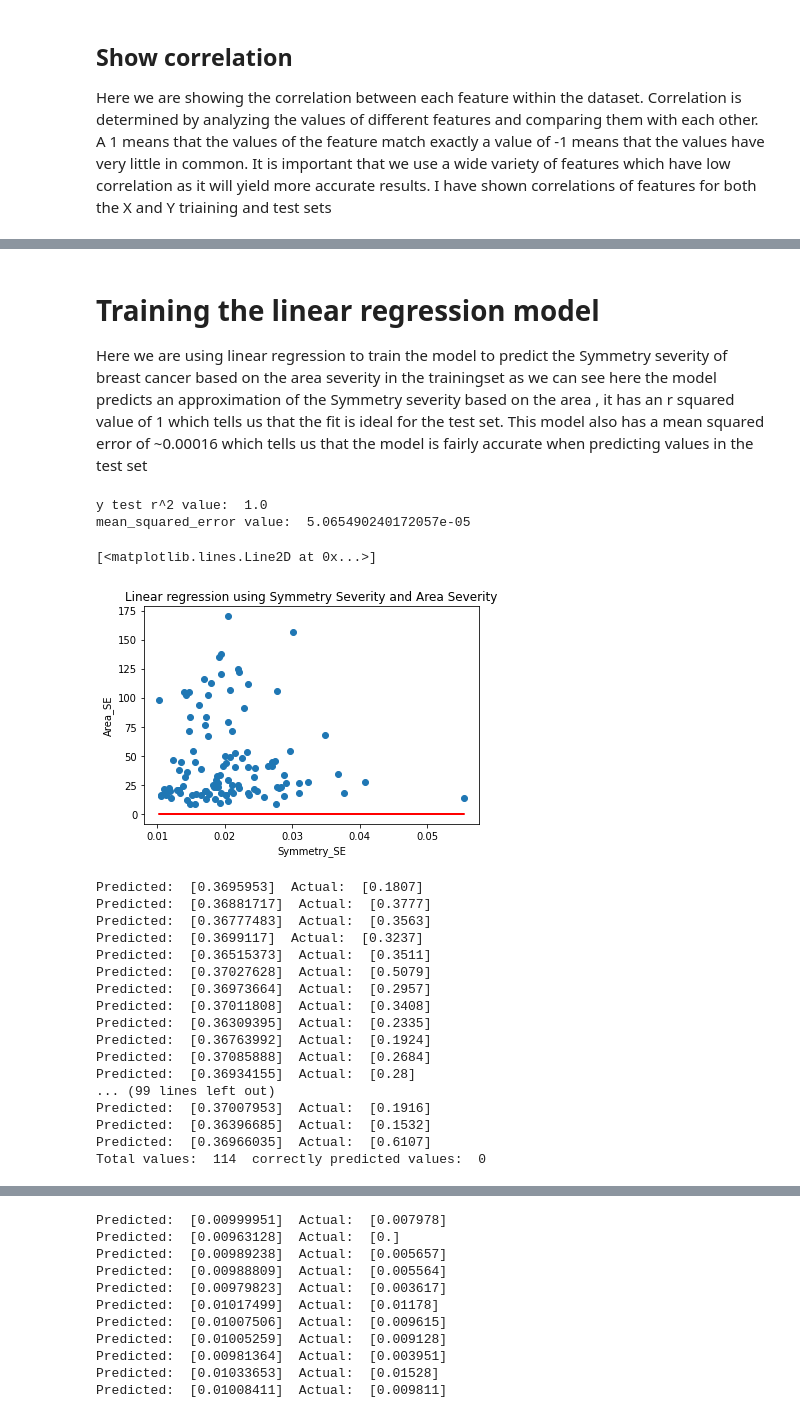
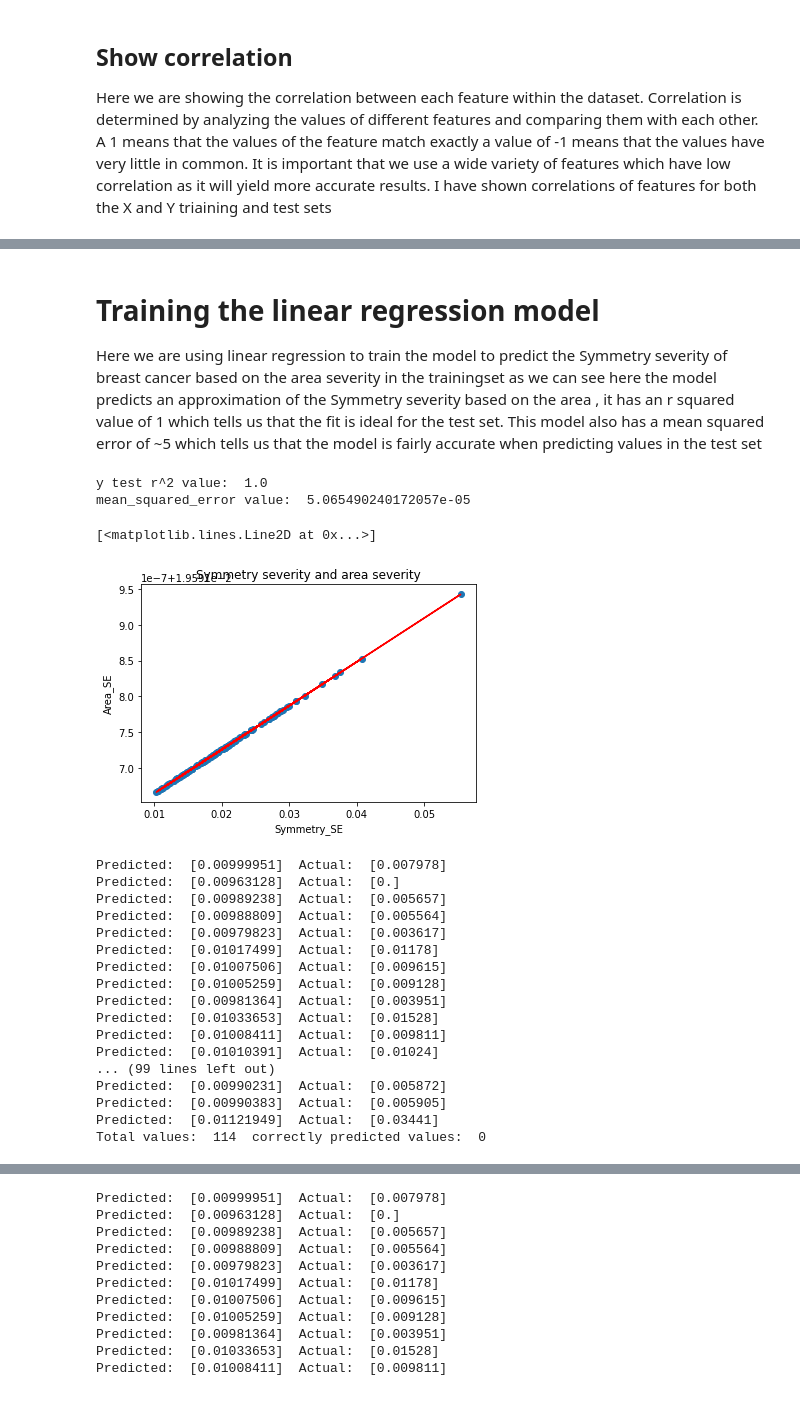
Before and after one commit to Ultan-Kearns/LYIT-Machine-Learning-Project, a Jupyter notebook: CA3Notebook.ipynb, the cells around one changed output, grey strips where cells are left out. Drawn from its saved outputs; the diff is of its cells as text; code cells hidden in the pictures.

Commit message:
Updated linear regression

```diff
--- a/CA3Notebook.ipynb
+++ b/CA3Notebook.ipynb
@@ -211,36 +211,37 @@ y_test.corr(method='pearson')
 # %% [markdown]
 # Training the linear regression model
 
-Here we are using linear regression to train the model to predict the Symmetry severity of breast cancer based on the area severity in the trainingset as we can see here the model predicts an approximation of the Symmetry severity based on the area , it has an r squared value of 1  which tells us that the fit is ideal for the test set.  This model also has a mean squared error of ~0.00016 which tells us that the model is fairly accurate when predicting values in the test set
+Here we are using linear regression to train the model to predict the Symmetry severity of breast cancer based on the area severity in the trainingset as we can see here the model predicts an approximation of the Symmetry severity based on the area , it has an r squared value of 1  which tells us that the fit is ideal for the test set.  This model also has a mean squared error of ~5 which tells us that the model is fairly accurate when predicting values in the test set
 # %%
 # Here we train a model to perform linear regression data set to predict the diagnosis
-
+from sklearn.preprocessing import OneHotEncoder
 from sklearn.linear_model import LinearRegression
 from sklearn.metrics import mean_squared_error, r2_score
 from math import sqrt
 from scipy import stats
 # create the linear regression model by fitting training set to the test set
 y_testArray = np.array(y_test['Symmetry_SE']).reshape(-1,1)
 y_trainArray = np.array(y_train['Symmetry_SE']).reshape(-1,1)
 X_trainArray = np.array(X_train['Area_SE']).reshape(-1,1)
 X_testArray = np.array(X_test['Area_SE']).reshape(-1,1)
-
+enc = OneHotEncoder(handle_unknown='ignore')
+enc.fit(y_testArray)
 regression_model = LinearRegression().fit(X_trainArray, y_trainArray)
 # Score the model and retrive r^2 value
 y_pred = regression_model.predict(y_testArray)
 rSquared = regression_model.score(y_testArray, y_pred)
 print('y test r^2 value: ', rSquared)
 print('mean_squared_error value: ', mean_squared_error(y_testArray, y_pred))
 plt.xlabel("Symmetry_SE")
 plt.ylabel("Area_SE")
-plt.title('Linear regression using Symmetry Severity and Area Severity')
-plt.scatter(y_testArray,X_testArray)
+plt.title('Symmetry severity and area severity')
+plt.scatter(y_testArray,y_pred)
 plt.plot(y_testArray,y_pred,c='r')
 # %% [output]
 y test r^2 value:  1.0
 mean_squared_error value:  5.065490240172057e-05
 [<matplotlib.lines.Line2D at 0x...>]
-[figure, old version]
+[figure, new version]
 # %%
 correct = 0;
 count = 0;
@@ -251,22 +252,22 @@ for i in y_testArray:
   count+=1
 print('Total values: ',count, ' correctly predicted values: ',correct)
 # %% [output]
-Predicted:  [0.3695953]  Actual:  [0.1807]
-Predicted:  [0.36881717]  Actual:  [0.3777]
-Predicted:  [0.36777483]  Actual:  [0.3563]
-Predicted:  [0.3699117]  Actual:  [0.3237]
-Predicted:  [0.36515373]  Actual:  [0.3511]
-Predicted:  [0.37027628]  Actual:  [0.5079]
-Predicted:  [0.36973664]  Actual:  [0.2957]
-Predicted:  [0.37011808]  Actual:  [0.3408]
-Predicted:  [0.36309395]  Actual:  [0.2335]
-Predicted:  [0.36763992]  Actual:  [0.1924]
-Predicted:  [0.37085888]  Actual:  [0.2684]
-Predicted:  [0.36934155]  Actual:  [0.28]
+Predicted:  [0.00999951]  Actual:  [0.007978]
+Predicted:  [0.00963128]  Actual:  [0.]
+Predicted:  [0.00989238]  Actual:  [0.005657]
+Predicted:  [0.00988809]  Actual:  [0.005564]
+Predicted:  [0.00979823]  Actual:  [0.003617]
+Predicted:  [0.01017499]  Actual:  [0.01178]
+Predicted:  [0.01007506]  Actual:  [0.009615]
+Predicted:  [0.01005259]  Actual:  [0.009128]
+Predicted:  [0.00981364]  Actual:  [0.003951]
+Predicted:  [0.01033653]  Actual:  [0.01528]
+Predicted:  [0.01008411]  Actual:  [0.009811]
+Predicted:  [0.01010391]  Actual:  [0.01024]
 ... (99 lines left out)
-Predicted:  [0.37007953]  Actual:  [0.1916]
-Predicted:  [0.36396685]  Actual:  [0.1532]
-Predicted:  [0.36966035]  Actual:  [0.6107]
+Predicted:  [0.00990231]  Actual:  [0.005872]
+Predicted:  [0.00990383]  Actual:  [0.005905]
+Predicted:  [0.01121949]  Actual:  [0.03441]
 Total values:  114  correctly predicted values:  0
 # %%
 # create the linear regression model by fitting training set to the test set
```
Also changed, not shown: parts of 5 cells of this notebook.
